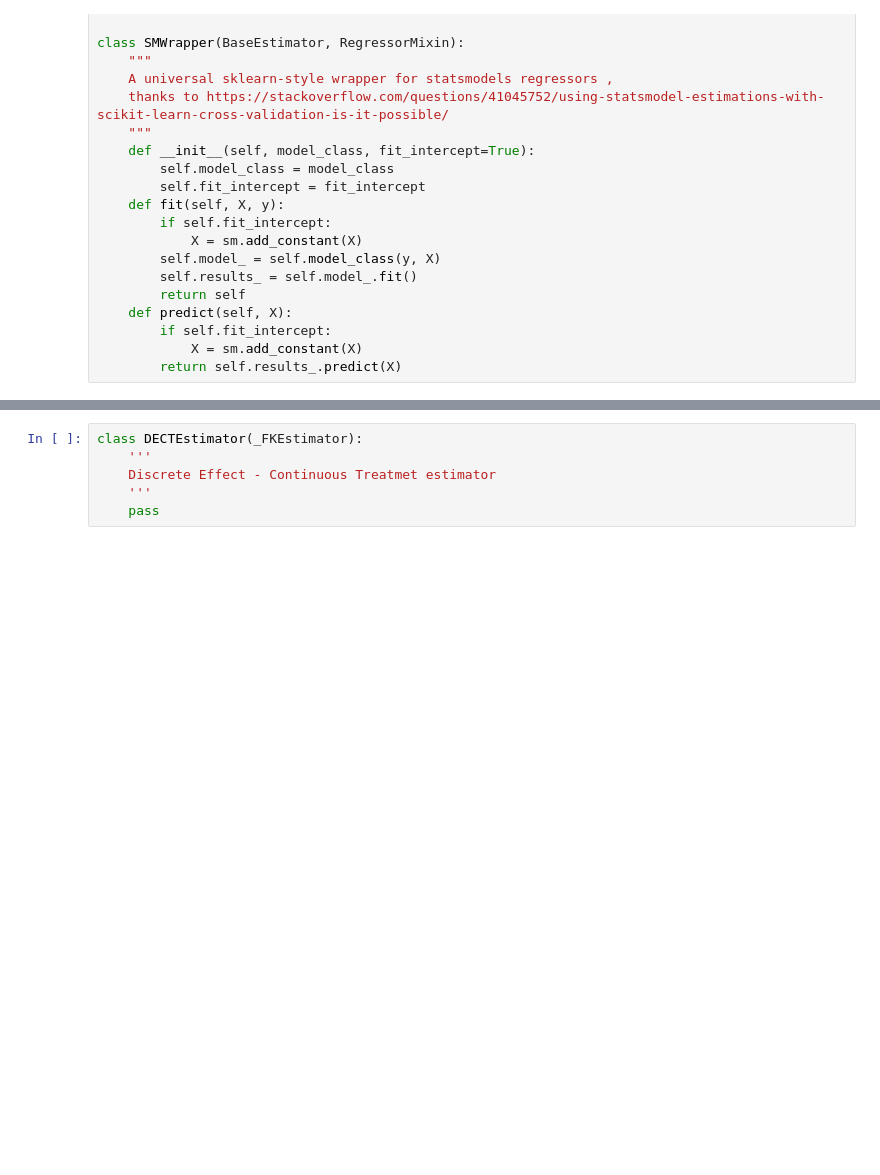
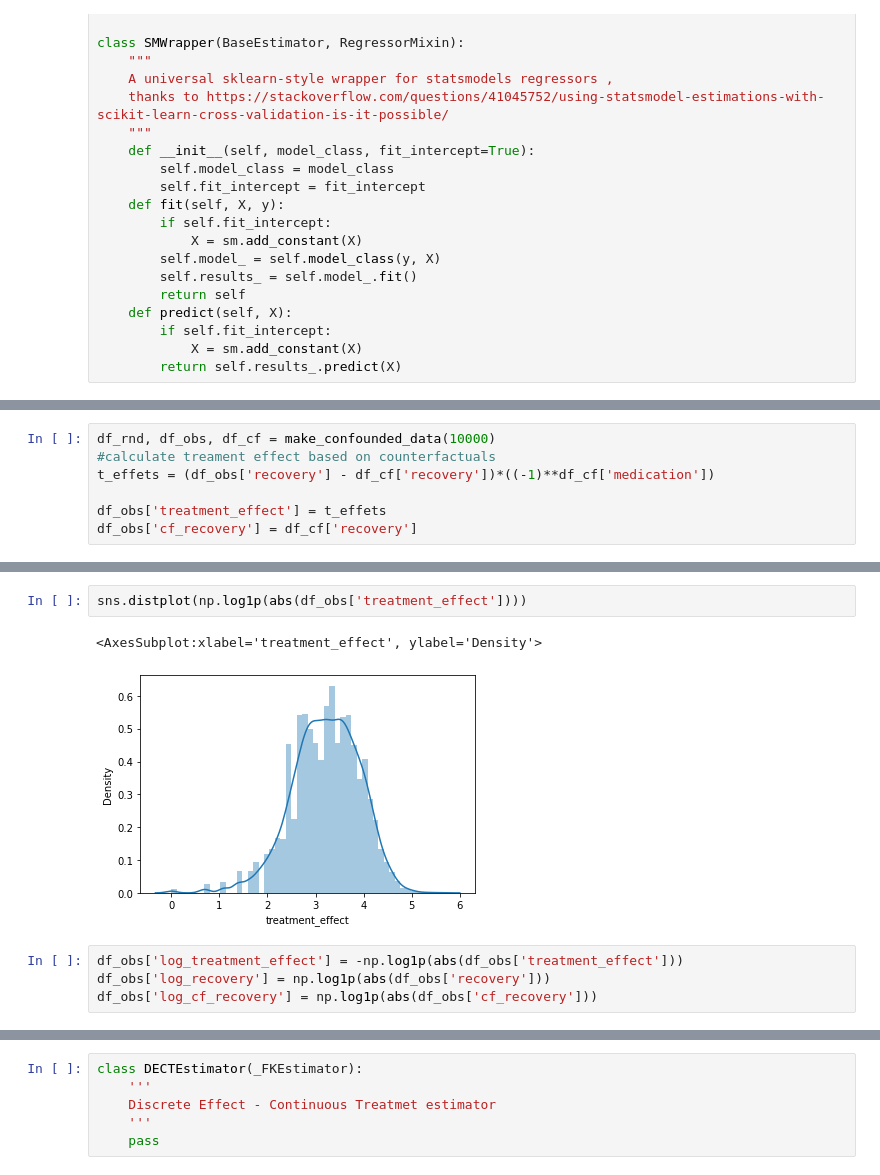
Before and after one commit to AlanGanem/fkausality, a Jupyter notebook: notebooks_dev/estimators.ipynb, the cells around one changed output, grey strips where cells are left out. Saved outputs shown, nothing was run; the diff lists cells and outputs as text; blank space fills up the shorter version.

```diff
--- a/notebooks_dev/estimators.ipynb
+++ b/notebooks_dev/estimators.ipynb
@@ -418,0 +438,7 @@ class CEDTEstimator(_FKEstimator):
+# %%
+df_rnd, df_obs, df_cf = make_confounded_data(10000)
+#calculate treament effect based on counterfactuals
+t_effets = (df_obs['recovery'] - df_cf['recovery'])*((-1)**df_cf['medication'])
+
+df_obs['treatment_effect'] = t_effets
+df_obs['cf_recovery'] = df_cf['recovery']
@@ -418,0 +477,9 @@ class CEDTEstimator(_FKEstimator):
+# %%
+sns.distplot(np.log1p(abs(df_obs['treatment_effect'])))
+# %% [output]
+<AxesSubplot:xlabel='treatment_effect', ylabel='Density'>
+[figure, added]
+# %%
+df_obs['log_treatment_effect'] = -np.log1p(abs(df_obs['treatment_effect']))
+df_obs['log_recovery'] = np.log1p(abs(df_obs['recovery']))
+df_obs['log_cf_recovery'] = np.log1p(abs(df_obs['cf_recovery']))
```
Also changed, not shown: parts of 27 cells of this notebook.
